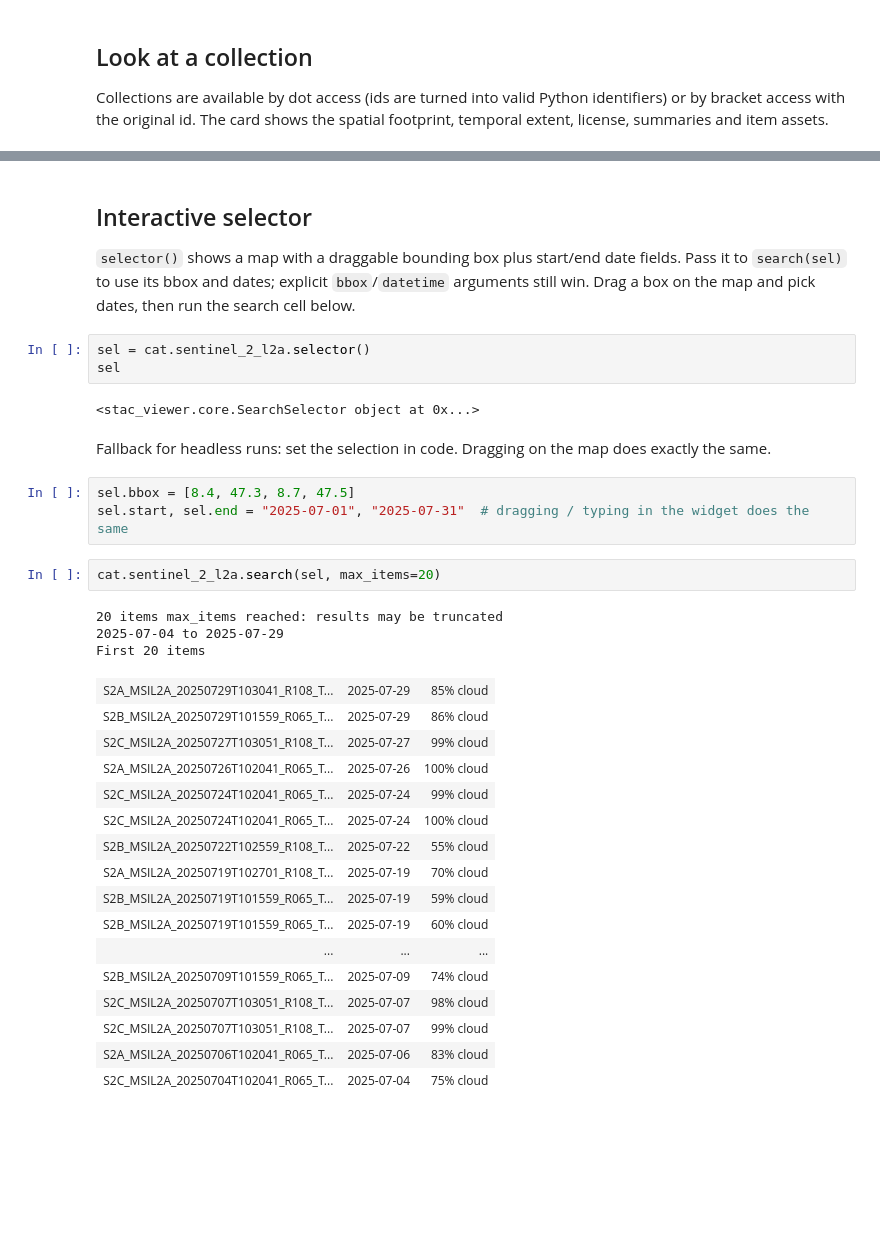
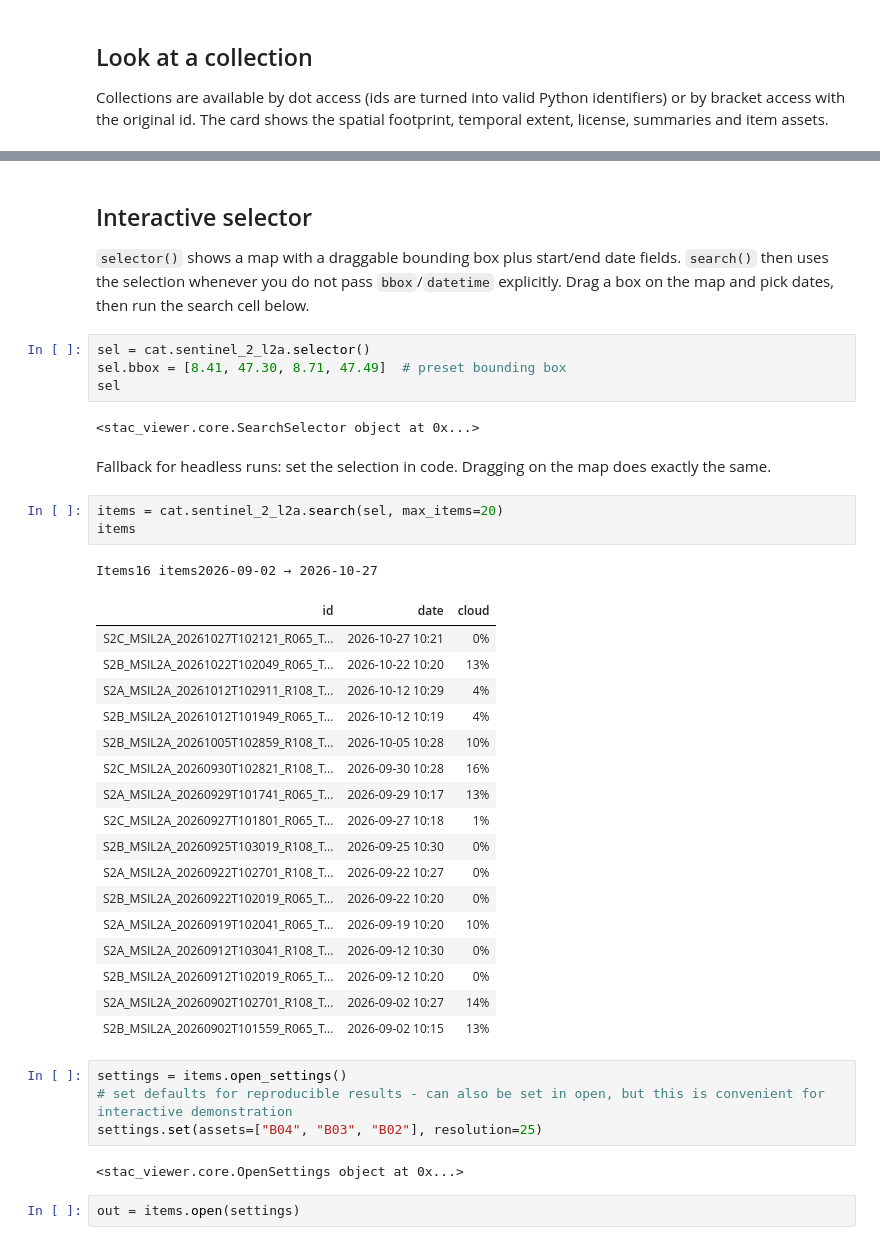
Before and after one commit to lukegre/stac-viewer, a Jupyter notebook: examples/planetary_computer.ipynb, the cells around one changed output, grey strips where cells are left out. Cells and saved outputs as stored; diff of their text form; blank space fills up the shorter version.

```diff
--- a/examples/planetary_computer.ipynb
+++ b/examples/planetary_computer.ipynb
@@ -239,36 +87,42 @@ Collection assets (2)
 # %% [markdown]
 ## Interactive selector
 
-`selector()` shows a map with a draggable bounding box plus start/end date fields. Pass it to `search(sel)` to use its bbox and dates; explicit `bbox`/`datetime` arguments still win. Drag a box on the map and pick dates, then run the search cell below.
+`selector()` shows a map with a draggable bounding box plus start/end date fields. `search()` then uses the selection whenever you do not pass `bbox`/`datetime` explicitly. Drag a box on the map and pick dates, then run the search cell below.
-# %%
-sel = cat.sentinel_2_l2a.selector()
-sel
-# %% [output]
-<stac_viewer.core.SearchSelector object at 0x...>
+# %%
+sel = cat.sentinel_2_l2a.selector()
+sel.bbox = [8.41, 47.30, 8.71, 47.49]  # preset bounding box
+sel
+# %% [output]
+<stac_viewer.core.SearchSelector object at 0x...>
 # %% [markdown]
 Fallback for headless runs: set the selection in code. Dragging on the map does exactly the same.
-# %%
-sel.bbox = [8.4, 47.3, 8.7, 47.5]
-sel.start, sel.end = "2025-07-01", "2025-07-31"  # dragging / typing in the widget does the same
 # %%
-cat.sentinel_2_l2a.search(sel, max_items=20)
+items = cat.sentinel_2_l2a.search(sel, max_items=20)
+items
 # %% [output]
-20 items max_items reached: results may be truncated
-2025-07-04 to 2025-07-29
-First 20 items
+Items16 items2026-09-02 → 2026-10-27
-| S2A_MSIL2A_20250729T103041_R108_T... | 2025-07-29 | 85% cloud |
-| S2B_MSIL2A_20250729T101559_R065_T... | 2025-07-29 | 86% cloud |
-| S2C_MSIL2A_20250727T103051_R108_T... | 2025-07-27 | 99% cloud |
-| S2A_MSIL2A_20250726T102041_R065_T... | 2025-07-26 | 100% cloud |
-| S2C_MSIL2A_20250724T102041_R065_T... | 2025-07-24 | 99% cloud |
-| S2C_MSIL2A_20250724T102041_R065_T... | 2025-07-24 | 100% cloud |
-| S2B_MSIL2A_20250722T102559_R108_T... | 2025-07-22 | 55% cloud |
-| S2A_MSIL2A_20250719T102701_R108_T... | 2025-07-19 | 70% cloud |
-| S2B_MSIL2A_20250719T101559_R065_T... | 2025-07-19 | 59% cloud |
-| S2B_MSIL2A_20250719T101559_R065_T... | 2025-07-19 | 60% cloud |
-| ... | ... | ... |
-| S2B_MSIL2A_20250709T101559_R065_T... | 2025-07-09 | 74% cloud |
-| S2C_MSIL2A_20250707T103051_R108_T... | 2025-07-07 | 98% cloud |
-| S2C_MSIL2A_20250707T103051_R108_T... | 2025-07-07 | 99% cloud |
-| S2A_MSIL2A_20250706T102041_R065_T... | 2025-07-06 | 83% cloud |
-| S2C_MSIL2A_20250704T102041_R065_T... | 2025-07-04 | 75% cloud |
+| id | date | cloud |
+| S2C_MSIL2A_20261027T102121_R065_T... | 2026-10-27 10:21 | 0% |
+| S2B_MSIL2A_20261022T102049_R065_T... | 2026-10-22 10:20 | 13% |
+| S2A_MSIL2A_20261012T102911_R108_T... | 2026-10-12 10:29 | 4% |
+| S2B_MSIL2A_20261012T101949_R065_T... | 2026-10-12 10:19 | 4% |
+| S2B_MSIL2A_20261005T102859_R108_T... | 2026-10-05 10:28 | 10% |
+| S2C_MSIL2A_20260930T102821_R108_T... | 2026-09-30 10:28 | 16% |
+| S2A_MSIL2A_20260929T101741_R065_T... | 2026-09-29 10:17 | 13% |
+| S2C_MSIL2A_20260927T101801_R065_T... | 2026-09-27 10:18 | 1% |
+| S2B_MSIL2A_20260925T103019_R108_T... | 2026-09-25 10:30 | 0% |
+| S2A_MSIL2A_20260922T102701_R108_T... | 2026-09-22 10:27 | 0% |
+| S2B_MSIL2A_20260922T102019_R065_T... | 2026-09-22 10:20 | 0% |
+| S2A_MSIL2A_20260919T102041_R065_T... | 2026-09-19 10:20 | 10% |
+| S2A_MSIL2A_20260912T103041_R108_T... | 2026-09-12 10:30 | 0% |
+| S2B_MSIL2A_20260912T102019_R065_T... | 2026-09-12 10:20 | 0% |
+| S2A_MSIL2A_20260902T102701_R108_T... | 2026-09-02 10:27 | 14% |
+| S2B_MSIL2A_20260902T101559_R065_T... | 2026-09-02 10:15 | 13% |
+# %%
+settings = items.open_settings()
+# set defaults for reproducible results - can also be set in open, but this is convenient for interactive demonstration
+settings.set(assets=["B04", "B03", "B02"], resolution=25)
+# %% [output]
+<stac_viewer.core.OpenSettings object at 0x...>
+# %%
+out = items.open(settings)
```
Also changed, not shown: parts of 19 cells of this notebook, 9 other files.
